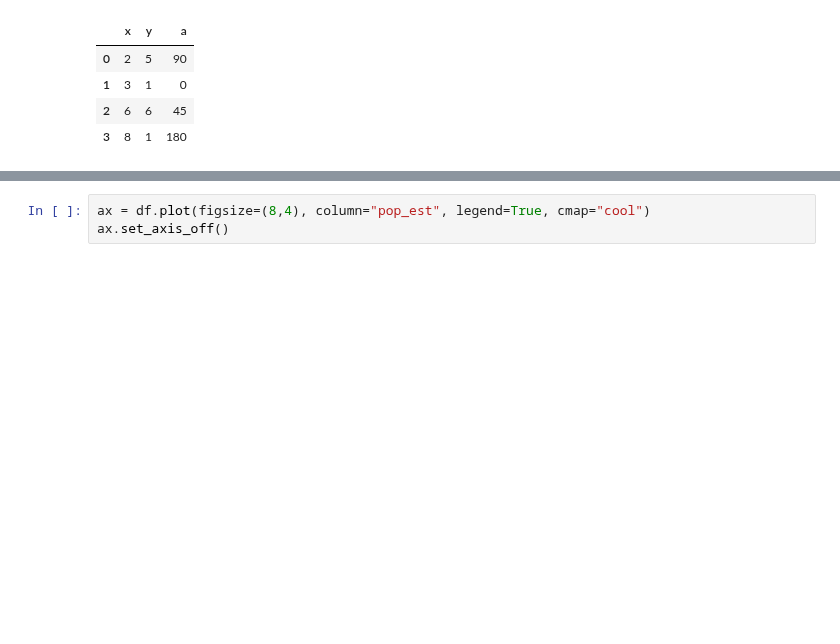
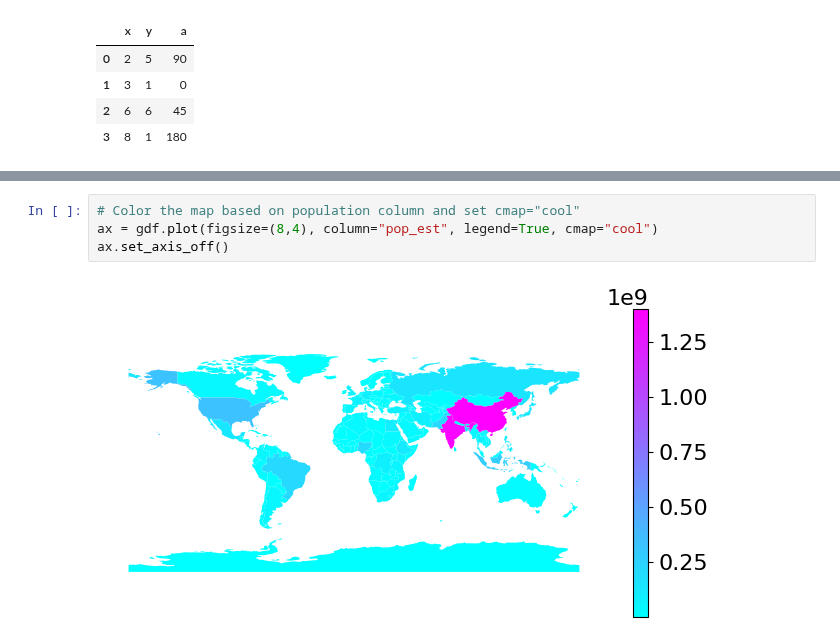
Before and after one commit to msyamkumar/cs320-lecture-notes, a Jupyter notebook: lec_26_Visualization_2/lecture.ipynb, the cells around one changed output, grey strips where cells are left out. Drawn from its saved outputs; the diff is of its cells as text; blank space fills up the shorter version.

```diff
--- a/lec_26_Visualization_2/lecture.ipynb
+++ b/lec_26_Visualization_2/lecture.ipynb
@@ -187,3 +287,6 @@ ax.set_axis_off()
 # %%
-ax = df.plot(figsize=(8,4), column="pop_est", legend=True, cmap="cool")
+# Color the map based on population column and set cmap="cool"
+ax = gdf.plot(figsize=(8,4), column="pop_est", legend=True, cmap="cool")
 ax.set_axis_off()
+# %% [output]
+[figure, added]
```
Also changed, not shown: parts of 40 cells of this notebook, 1 other file.
